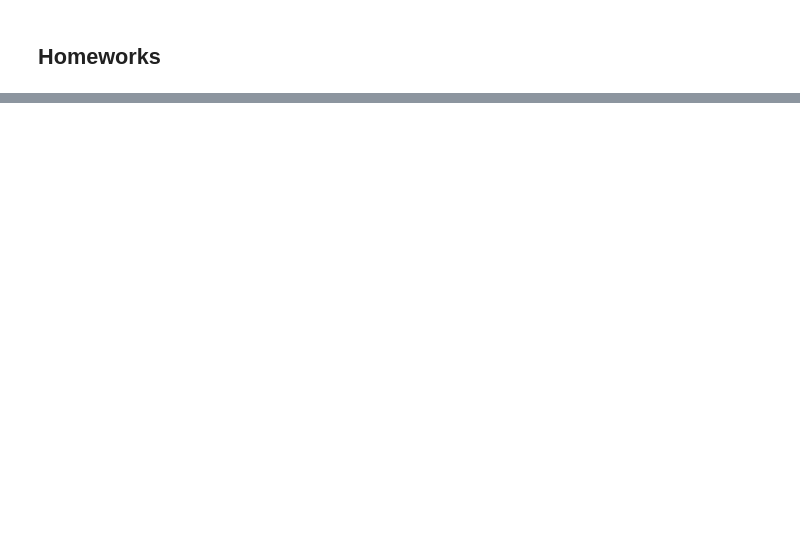
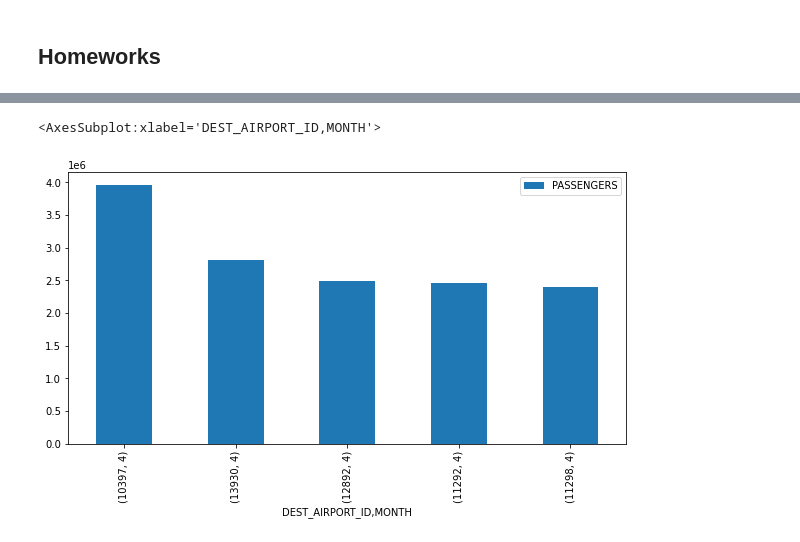
Before and after one commit to tomorrowdata/machine-learning-course-notebooks, a Jupyter notebook: solved/Hands-On 1 Pandas Tutorial Live 11-11-20.ipynb, the cells around one changed output, grey strips where cells are left out. Cells and saved outputs as stored; diff of their text form; code cells hidden in the pictures; blank space fills up the shorter version.

```diff
--- a/solved/Hands-On 1 Pandas Tutorial Live 11-11-20.ipynb
+++ b/solved/Hands-On 1 Pandas Tutorial Live 11-11-20.ipynb
@@ -1437,2 +856,11 @@ cat: write error: Broken pipe
 [**SOLUTION**](./solutions/handson1/solution_2.py)
 </div>
+# %%
+top_5_passengers_april = (
+    df[["DEST_AIRPORT_ID", "PASSENGERS", "MONTH"]] # select the required columns
+    .groupby(["DEST_AIRPORT_ID", "MONTH"])         # group by destination airport id and month
+    .sum()
+    .query("MONTH == 4")                        # filter out all other months except april
+    .sort_values("PASSENGERS", ascending=False) # sort the aggregated value
+    .iloc[:5]
+)
@@ -1439,3 +877,10 @@ cat: write error: Broken pipe
+# %%
+f = plt.figure(figsize=[10, 5])
+ax = f.add_subplot()
+top_5_passengers_april.plot(kind="bar", ax=ax)
+# %% [output]
+<AxesSubplot:xlabel='DEST_AIRPORT_ID,MONTH'>
+[figure, added]
 # %% [markdown]
 <div class="alert alert-danger" role="alert">
 
```
Also changed, not shown: parts of 115 cells of this notebook, 1 other file.
